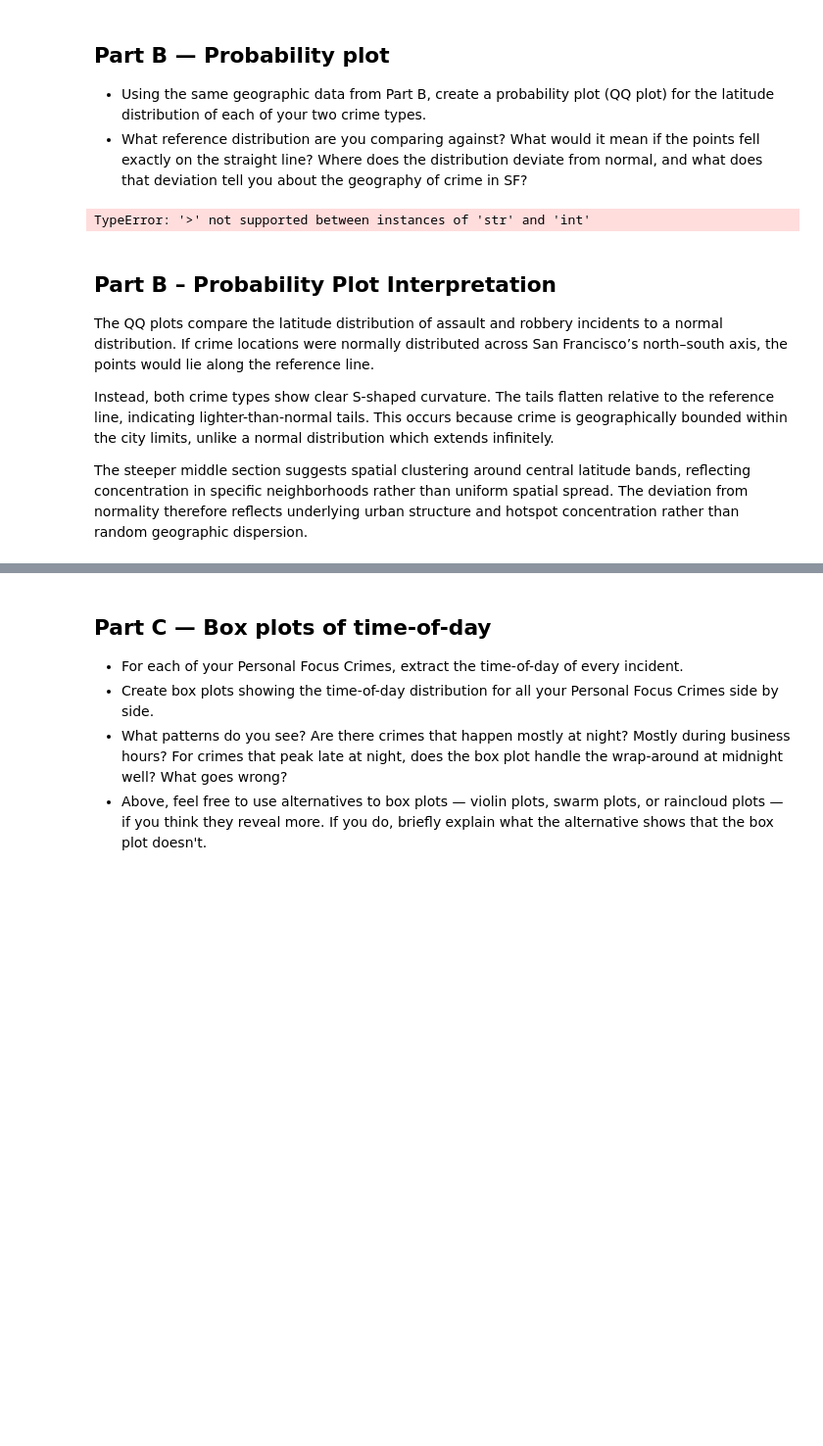
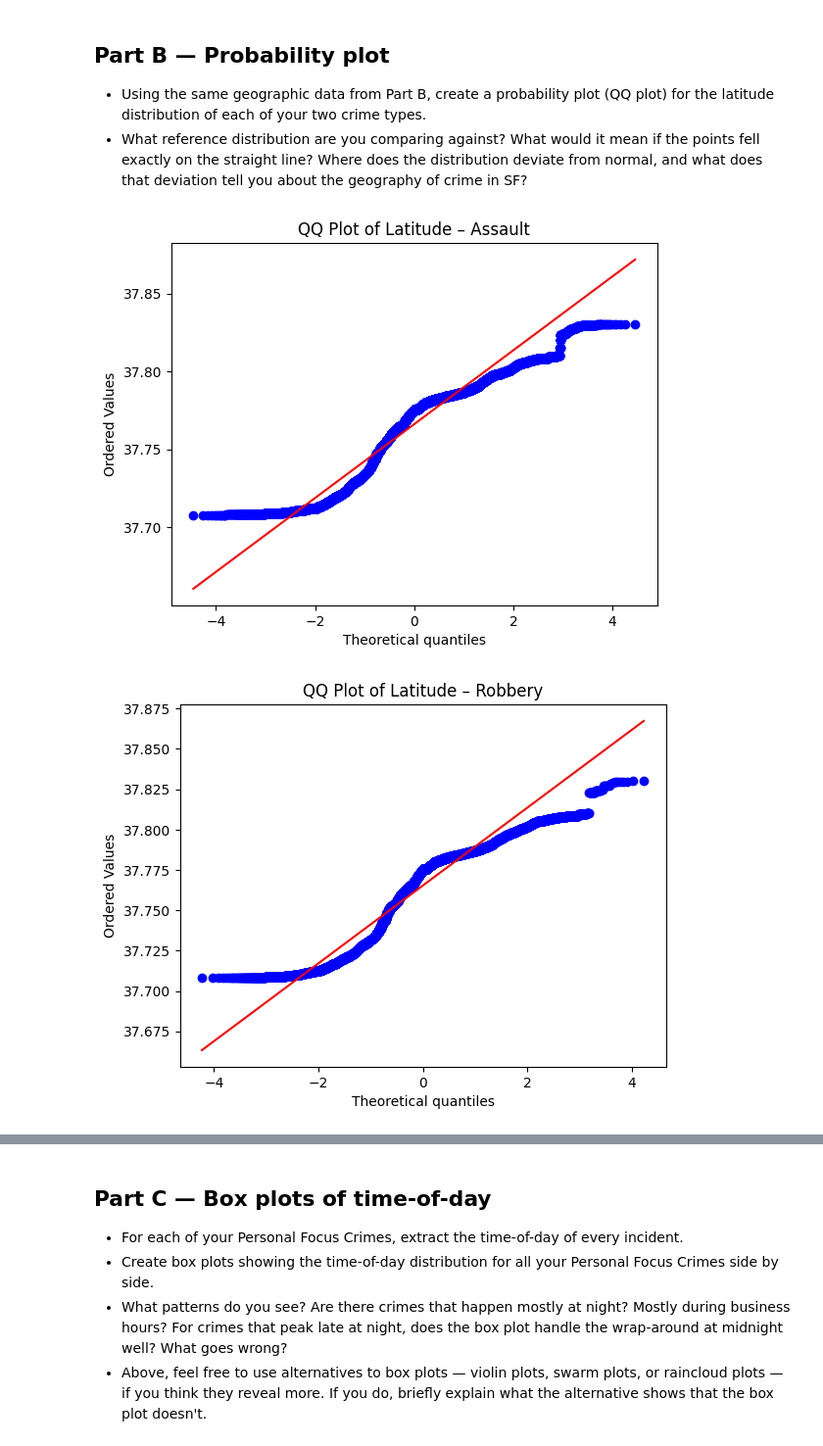
Before and after one commit to michmai/-02806-Social-Data-Analysis-and-Visualization, a Jupyter notebook: Assignment1.ipynb, the cells around one changed output, grey strips where cells are left out. Shown at 98% size. Saved outputs shown, nothing was run; the diff lists cells and outputs as text; code cells hidden in the pictures; blank space fills up the shorter version.

```diff
--- a/Assignment1.ipynb
+++ b/Assignment1.ipynb
@@ -621,58 +621,48 @@ This pattern indicates that incident times are often **estimated or rounded** ra
 # %%
 from scipy import stats
 
-for dataset in [df, df_historical]:
-    dataset['Latitude'] = (
-        dataset['Latitude']
-        .astype(str)
-        .str.replace(',', '.', regex=False)
-    )
-    dataset['Longitude'] = (
-        dataset['Longitude']
-        .astype(str)
-        .str.replace(',', '.', regex=False)
-    )
+# Make sure Latitude is numeric
+df_combined['Latitude'] = (
+    df_combined['Latitude']
+    .astype(str)
+    .str.replace(',', '.', regex=False)
+)
 
-    dataset['Latitude'] = pd.to_numeric(dataset['Latitude'], errors='coerce')
-    dataset['Longitude'] = pd.to_numeric(dataset['Longitude'], errors='coerce')
+df_combined['Latitude'] = pd.to_numeric(
+    df_combined['Latitude'],
+    errors='coerce'
+)
 
-    df_combined = pd.concat([df, df_historical], ignore_index=True)
-
-    df_combined = df_combined[
+# Filter valid SF latitude range
+df_combined = df_combined[
     (df_combined['Latitude'] > 37) &
     (df_combined['Latitude'] < 38)
 ]
 
-    personal_focus_crimes = ['assault', 'robbery', 'burglary']
-
-df_combined['Incident Category'] = (
-    df_combined['Incident Category']
+# Standardize Unified Category
+df_combined['Unified Category'] = (
+    df_combined['Unified Category']
     .astype(str)
     .str.lower()
 )
 
+personal_focus_crimes = ['assault', 'robbery', 'burglary']
+
 df_filtered = df_combined[
-    df_combined['Incident Category'].isin(personal_focus_crimes)
+    df_combined['Unified Category'].isin(personal_focus_crimes)
 ].copy()
 
 crime_types = ['assault', 'robbery']
 
 for crime in crime_types:
     latitudes = df_filtered[
-        df_filtered['Incident Category'] == crime
+        df_filtered['Unified Category'] == crime
     ]['Latitude'].dropna()
 
     plt.figure()
     stats.probplot(latitudes, dist="norm", plot=plt)
     plt.title(f'QQ Plot of Latitude – {crime.capitalize()}')
     plt.show()
 # %% [output]
-TypeError: '>' not supported between instances of 'str' and 'int'
+[figure, added]
+[figure, added]
-# %% [markdown]
-## Part B – Probability Plot Interpretation
-
-The QQ plots compare the latitude distribution of assault and robbery incidents to a normal distribution. If crime locations were normally distributed across San Francisco’s north–south axis, the points would lie along the reference line.
-
-Instead, both crime types show clear S-shaped curvature. The tails flatten relative to the reference line, indicating lighter-than-normal tails. This occurs because crime is geographically bounded within the city limits, unlike a normal distribution which extends infinitely.
-
-The steeper middle section suggests spatial clustering around central latitude bands, reflecting concentration in specific neighborhoods rather than uniform spatial spread. The deviation from normality therefore reflects underlying urban structure and hotspot concentration rather than random geographic dispersion.
```
Also changed, not shown: parts of 4 cells of this notebook.
